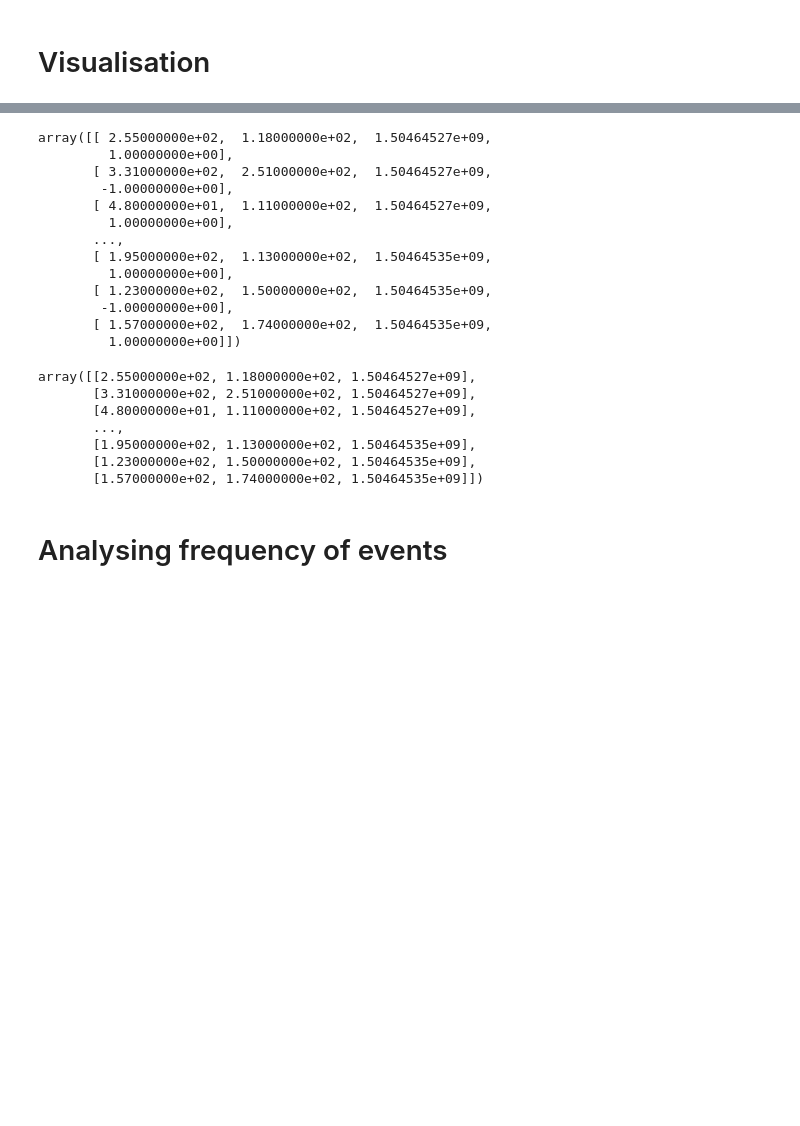
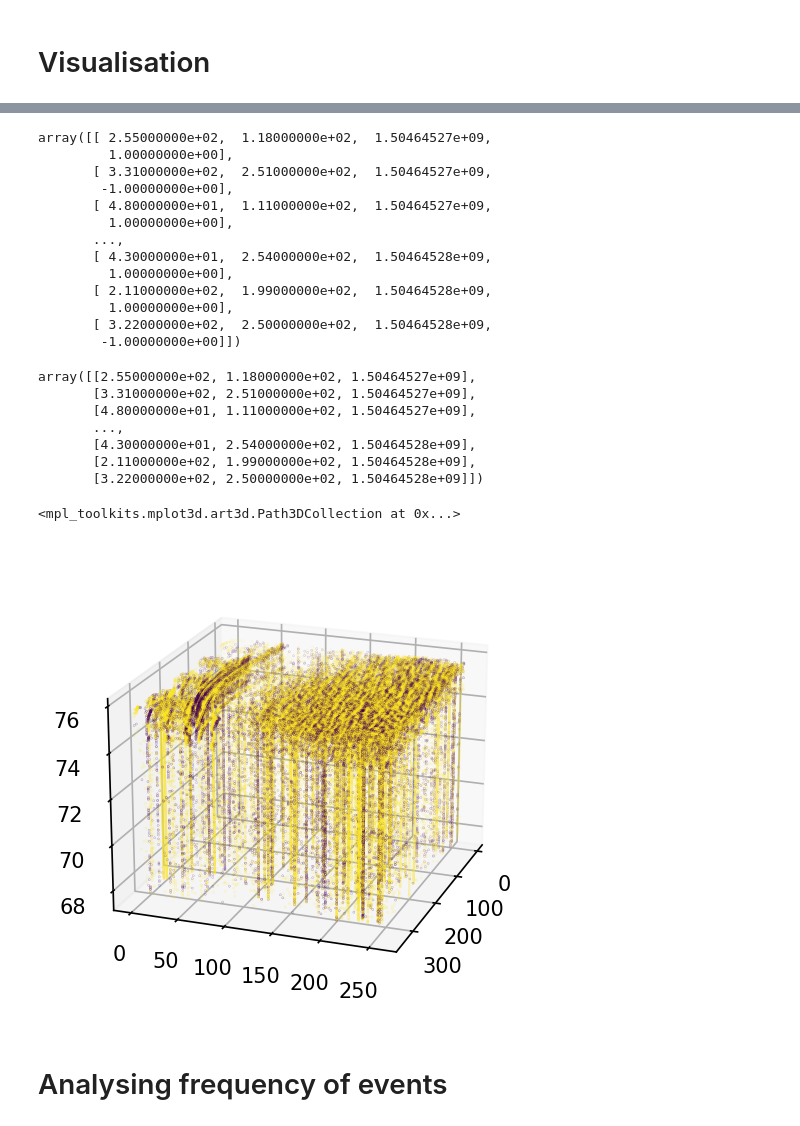
Before and after one commit to ahnaf-chowdhury/event-based-vision, a Jupyter notebook: MVSEC_dataset.ipynb, the cells around one changed output, grey strips where cells are left out. Cells and saved outputs as stored; diff of their text form; code cells hidden in the pictures; blank space fills up the shorter version.

```diff
--- a/MVSEC_dataset.ipynb
+++ b/MVSEC_dataset.ipynb
@@ -126,0 +96,5 @@ events_slice
+# %%
+# visualising a slice of the sequence
+
+events_slice = df_events.iloc[0:100000]
+events_slice
@@ -135,12 +123,12 @@ array([[ 2.55000000e+02,  1.18000000e+02,  1.50464527e+09,
        [ 4.80000000e+01,  1.11000000e+02,  1.50464527e+09,
          1.00000000e+00],
        ...,
-       [ 1.95000000e+02,  1.13000000e+02,  1.50464535e+09,
+       [ 4.30000000e+01,  2.54000000e+02,  1.50464528e+09,
          1.00000000e+00],
-       [ 1.23000000e+02,  1.50000000e+02,  1.50464535e+09,
-        -1.00000000e+00],
-       [ 1.57000000e+02,  1.74000000e+02,  1.50464535e+09,
-         1.00000000e+00]])
+       [ 2.11000000e+02,  1.99000000e+02,  1.50464528e+09,
+         1.00000000e+00],
+       [ 3.22000000e+02,  2.50000000e+02,  1.50464528e+09,
+        -1.00000000e+00]])
 # %%
 xyz = events_slice_np[:, :3]
 polarity = events_slice_np[:, 3]
@@ -151,15 +139,18 @@ array([[2.55000000e+02, 1.18000000e+02, 1.50464527e+09],
        [3.31000000e+02, 2.51000000e+02, 1.50464527e+09],
        [4.80000000e+01, 1.11000000e+02, 1.50464527e+09],
        ...,
-       [1.95000000e+02, 1.13000000e+02, 1.50464535e+09],
-       [1.23000000e+02, 1.50000000e+02, 1.50464535e+09],
-       [1.57000000e+02, 1.74000000e+02, 1.50464535e+09]])
+       [4.30000000e+01, 2.54000000e+02, 1.50464528e+09],
+       [2.11000000e+02, 1.99000000e+02, 1.50464528e+09],
+       [3.22000000e+02, 2.50000000e+02, 1.50464528e+09]])
 # %%
-# plt.figure(figsize=(4, 4), dpi=150)
-# ax = plt.axes(projection='3d')
-# ax.azim = 20
-# ax.elev = 20
-# ax.scatter(xyz[:,0], xyz[:,1], xyz[:,2], c = polarity, s=0.01)
+plt.figure(figsize=(4, 4), dpi=150)
+ax = plt.axes(projection='3d')
+ax.azim = 20
+ax.elev = 20
+ax.scatter(xyz[:,0], xyz[:,1], xyz[:,2], c = polarity, s=0.01)
+# %% [output]
+<mpl_toolkits.mplot3d.art3d.Path3DCollection at 0x...>
+[figure, added]
 # %% [markdown]
 # Analysing frequency of events
 # %%
```
Also changed, not shown: parts of 7 cells of this notebook.
